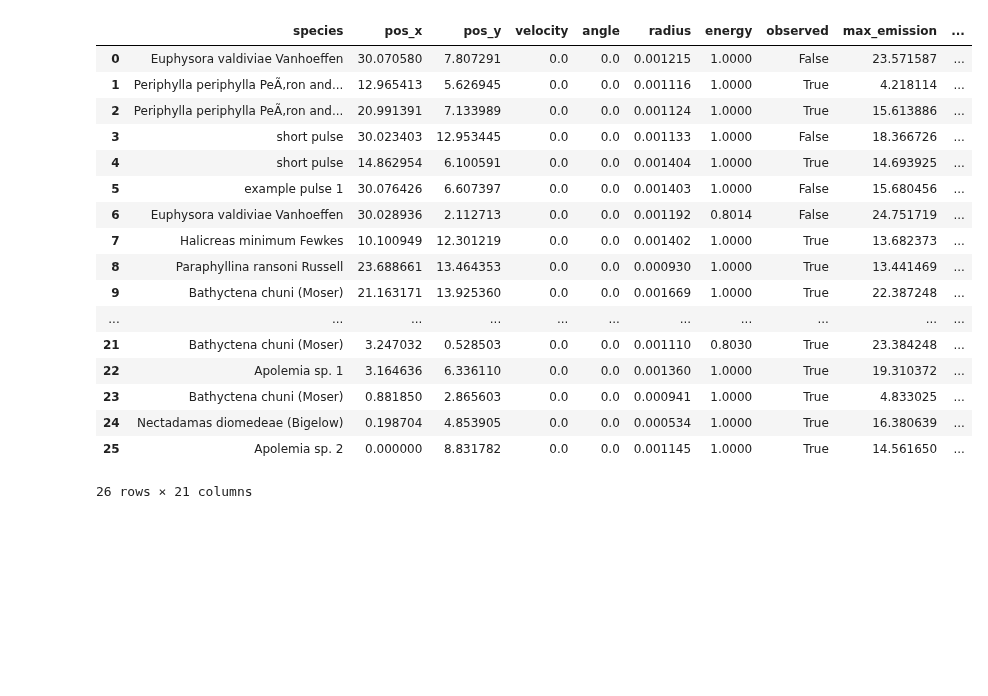
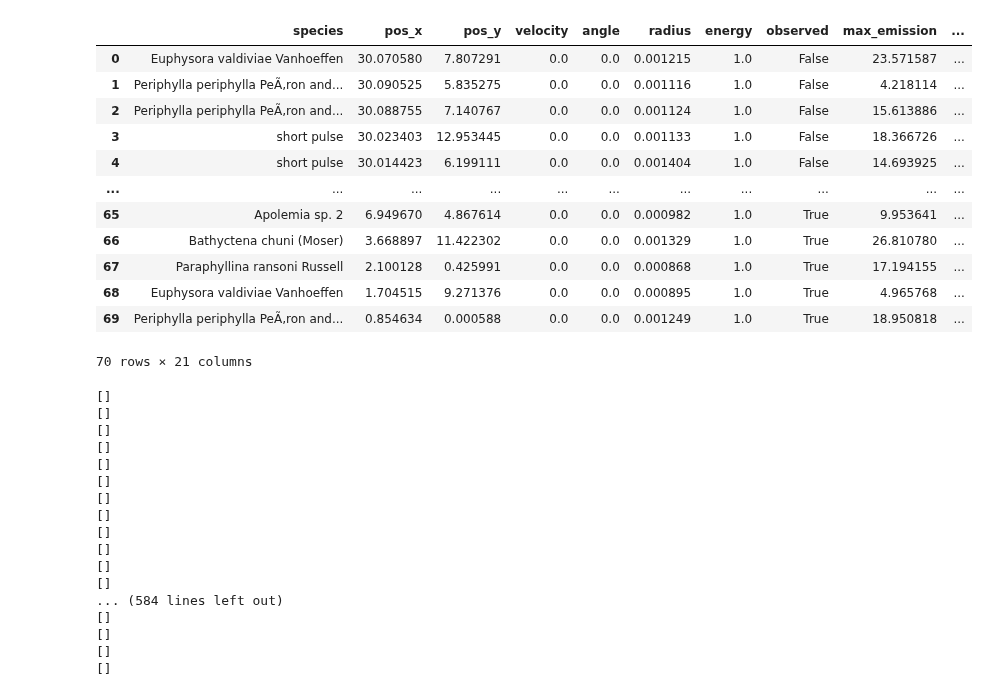
Before and after one commit to MeighenBergerS/fourth_day, a Jupyter notebook: examples/example_basics.ipynb, the cells around one changed output. Saved outputs shown, nothing was run; the diff lists cells and outputs as text; code cells hidden in the pictures; blank space fills up the shorter version.

```diff
--- a/examples/example_basics.ipynb
+++ b/examples/example_basics.ipynb
@@ -92,24 +93,19 @@ fd.sim()
 # %%
 # Example poplation state
 # This includes all information needed for analyses except the light propagation and detector response
 # For those values check "fd.measured"
-fd.statistics[100]
+fd.statistics[599]
 # %% [output]
 |  | species | pos_x | pos_y | velocity | angle | radius | energy | observed | max_emission | ... |
-| 0 | Euphysora valdiviae Vanhoeffen | 30.070580 | 7.807291 | 0.0 | 0.0 | 0.001215 | 1.0000 | False | 23.571587 | ... |
-| 1 | Periphylla periphylla PeÃ‚ron and... | 12.965413 | 5.626945 | 0.0 | 0.0 | 0.001116 | 1.0000 | True | 4.218114 | ... |
-| 2 | Periphylla periphylla PeÃ‚ron and... | 20.991391 | 7.133989 | 0.0 | 0.0 | 0.001124 | 1.0000 | True | 15.613886 | ... |
-| 3 | short pulse | 30.023403 | 12.953445 | 0.0 | 0.0 | 0.001133 | 1.0000 | False | 18.366726 | ... |
-| 4 | short pulse | 14.862954 | 6.100591 | 0.0 | 0.0 | 0.001404 | 1.0000 | True | 14.693925 | ... |
-| 5 | example pulse 1 | 30.076426 | 6.607397 | 0.0 | 0.0 | 0.001403 | 1.0000 | False | 15.680456 | ... |
-| 6 | Euphysora valdiviae Vanhoeffen | 30.028936 | 2.112713 | 0.0 | 0.0 | 0.001192 | 0.8014 | False | 24.751719 | ... |
-| 7 | Halicreas minimum Fewkes | 10.100949 | 12.301219 | 0.0 | 0.0 | 0.001402 | 1.0000 | True | 13.682373 | ... |
-| 8 | Paraphyllina ransoni Russell | 23.688661 | 13.464353 | 0.0 | 0.0 | 0.000930 | 1.0000 | True | 13.441469 | ... |
-| 9 | Bathyctena chuni (Moser) | 21.163171 | 13.925360 | 0.0 | 0.0 | 0.001669 | 1.0000 | True | 22.387248 | ... |
+| 0 | Euphysora valdiviae Vanhoeffen | 30.070580 | 7.807291 | 0.0 | 0.0 | 0.001215 | 1.0 | False | 23.571587 | ... |
+| 1 | Periphylla periphylla PeÃ‚ron and... | 30.090525 | 5.835275 | 0.0 | 0.0 | 0.001116 | 1.0 | False | 4.218114 | ... |
+| 2 | Periphylla periphylla PeÃ‚ron and... | 30.088755 | 7.140767 | 0.0 | 0.0 | 0.001124 | 1.0 | False | 15.613886 | ... |
+| 3 | short pulse | 30.023403 | 12.953445 | 0.0 | 0.0 | 0.001133 | 1.0 | False | 18.366726 | ... |
+| 4 | short pulse | 30.014423 | 6.199111 | 0.0 | 0.0 | 0.001404 | 1.0 | False | 14.693925 | ... |
 | ... | ... | ... | ... | ... | ... | ... | ... | ... | ... | ... |
-| 21 | Bathyctena chuni (Moser) | 3.247032 | 0.528503 | 0.0 | 0.0 | 0.001110 | 0.8030 | True | 23.384248 | ... |
-| 22 | Apolemia sp. 1 | 3.164636 | 6.336110 | 0.0 | 0.0 | 0.001360 | 1.0000 | True | 19.310372 | ... |
-| 23 | Bathyctena chuni (Moser) | 0.881850 | 2.865603 | 0.0 | 0.0 | 0.000941 | 1.0000 | True | 4.833025 | ... |
-| 24 | Nectadamas diomedeae (Bigelow) | 0.198704 | 4.853905 | 0.0 | 0.0 | 0.000534 | 1.0000 | True | 16.380639 | ... |
-| 25 | Apolemia sp. 2 | 0.000000 | 8.831782 | 0.0 | 0.0 | 0.001145 | 1.0000 | True | 14.561650 | ... |
+| 65 | Apolemia sp. 2 | 6.949670 | 4.867614 | 0.0 | 0.0 | 0.000982 | 1.0 | True | 9.953641 | ... |
+| 66 | Bathyctena chuni (Moser) | 3.668897 | 11.422302 | 0.0 | 0.0 | 0.001329 | 1.0 | True | 26.810780 | ... |
+| 67 | Paraphyllina ransoni Russell | 2.100128 | 0.425991 | 0.0 | 0.0 | 0.000868 | 1.0 | True | 17.194155 | ... |
+| 68 | Euphysora valdiviae Vanhoeffen | 1.704515 | 9.271376 | 0.0 | 0.0 | 0.000895 | 1.0 | True | 4.965768 | ... |
+| 69 | Periphylla periphylla PeÃ‚ron and... | 0.854634 | 0.000588 | 0.0 | 0.0 | 0.001249 | 1.0 | True | 18.950818 | ... |
-26 rows × 21 columns
+70 rows × 21 columns
@@ -115,0 +114,22 @@ fd.statistics[100]
+# %%
+for stat in fd.statistics:
+    print(stat["photons"].values[stat["photons"].values < 0])
+    # print(stat["shear photons"].values[stat["shear photons"].values < 0])
+# %% [output]
+[]
+[]
+[]
+[]
+[]
+[]
+[]
+[]
+[]
+[]
+[]
+[]
+... (584 lines left out)
+[]
+[]
+[]
+[]
```
Also changed, not shown: parts of 6 cells of this notebook, 3 other files.
